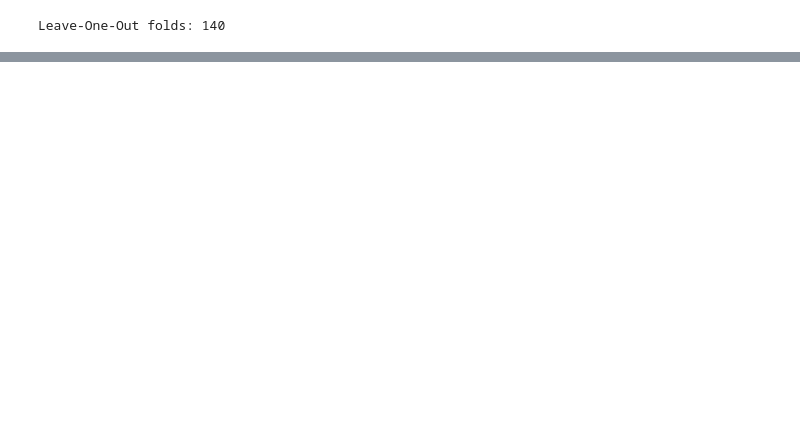
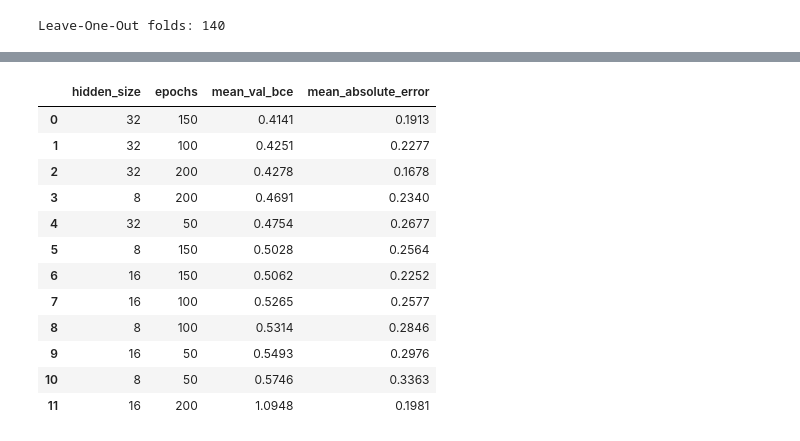
Before and after one commit to FedeMoroni/stellar-collapse-classification, a Jupyter notebook: notebooks/03_supervised_learning.ipynb, the cells around one changed output, grey strips where cells are left out. Cells and saved outputs as stored; diff of their text form; code cells hidden in the pictures; blank space fills up the shorter version.

```diff
--- a/notebooks/03_supervised_learning.ipynb
+++ b/notebooks/03_supervised_learning.ipynb
@@ -74,0 +125,43 @@ Leave-One-Out folds: 140
+# %%
+hidden_sizes = [8, 16, 32]
+epoch_options = [50, 100, 150, 200]
+
+results = []
+for hidden_size in hidden_sizes:
+    for epochs in epoch_options:
+        torch.manual_seed(RANDOM_SEED)
+        fold_losses = []
+        fold_errors = []
+
+        for train_idx, val_idx in loo.split(X_train):
+            val_loss, prediction = train_one_fold(
+                X_train, y_train, train_idx, val_idx,
+                hidden_size=hidden_size, epochs=epochs, device=device
+            )
+            target = y_train.iloc[val_idx[0]]
+            fold_losses.append(val_loss)
+            fold_errors.append(abs(prediction - target))
+
+        results.append({
+            "hidden_size": hidden_size,
+            "epochs": epochs,
+            "mean_val_bce": np.mean(fold_losses),
+            "mean_absolute_error": np.mean(fold_errors),
+        })
+
+grid_results = pd.DataFrame(results)
+display(grid_results.sort_values("mean_val_bce", ignore_index=True).round(4))
+# %% [output]
+|  | hidden_size | epochs | mean_val_bce | mean_absolute_error |
+| 0 | 32 | 150 | 0.4141 | 0.1913 |
+| 1 | 32 | 100 | 0.4251 | 0.2277 |
+| 2 | 32 | 200 | 0.4278 | 0.1678 |
+| 3 | 8 | 200 | 0.4691 | 0.2340 |
+| 4 | 32 | 50 | 0.4754 | 0.2677 |
+| 5 | 8 | 150 | 0.5028 | 0.2564 |
+| 6 | 16 | 150 | 0.5062 | 0.2252 |
+| 7 | 16 | 100 | 0.5265 | 0.2577 |
+| 8 | 8 | 100 | 0.5314 | 0.2846 |
+| 9 | 16 | 50 | 0.5493 | 0.2976 |
+| 10 | 8 | 50 | 0.5746 | 0.3363 |
+| 11 | 16 | 200 | 1.0948 | 0.1981 |
```
Also changed, not shown: parts of 11 cells of this notebook, 1 other file.
